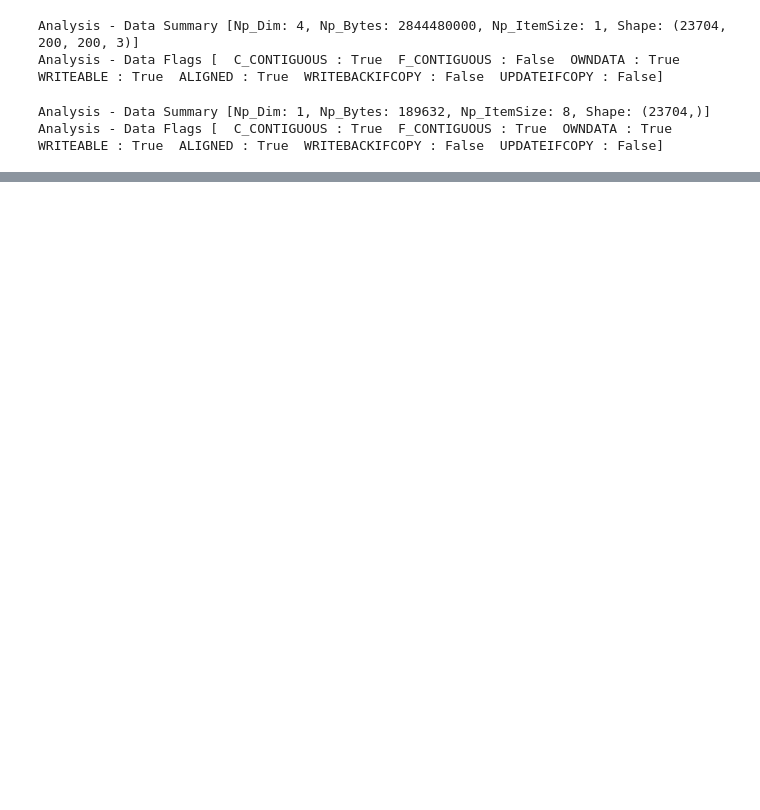
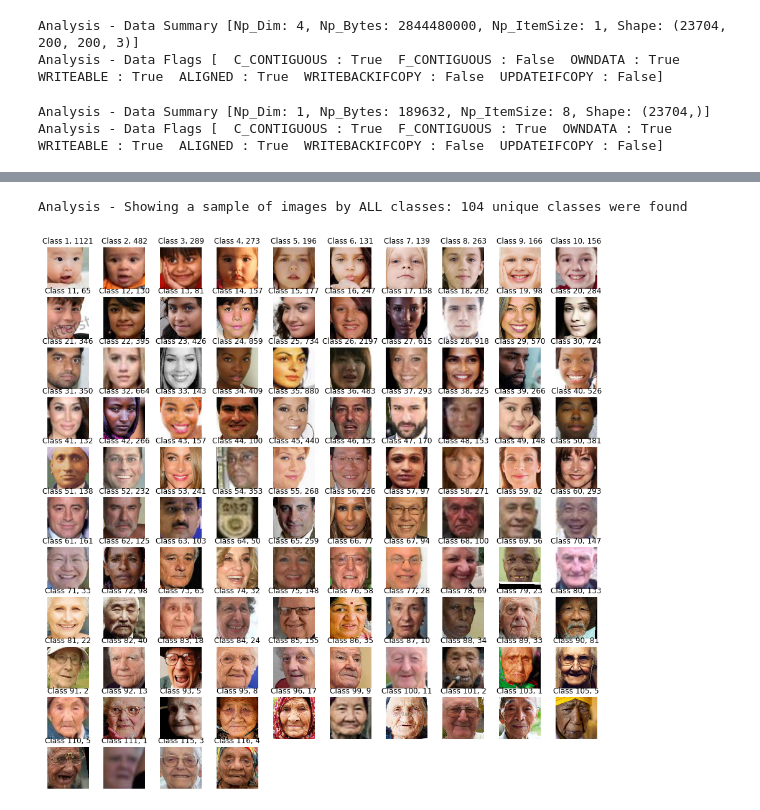
Before and after one commit to rubengnzalez/deep-learning-facial-recognition, a Jupyter notebook: notebooks/Analyze.ipynb, the cells around one changed output, grey strips where cells are left out. Drawn from its saved outputs; the diff is of its cells as text; code cells hidden in the pictures; blank space fills up the shorter version.

```diff
--- a/notebooks/Analyze.ipynb
+++ b/notebooks/Analyze.ipynb
@@ -117,0 +121,5 @@ plt.show()
+# %%
+show_sample_by_classes(ims, labs)
+# %% [output]
+Analysis - Showing a sample of images by ALL classes: 104 unique classes were found
+[figure, added]
```
Also changed, not shown: parts of 15 cells of this notebook, 2 other files.
